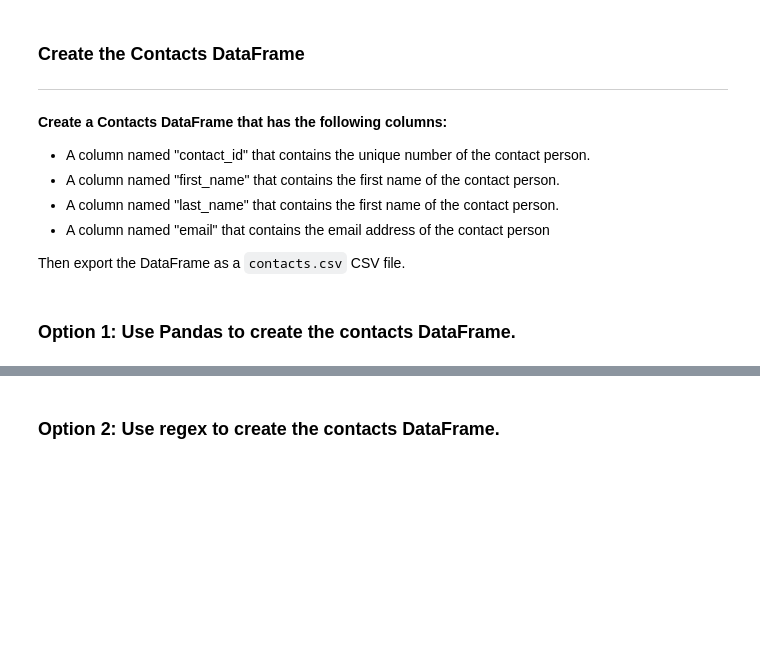
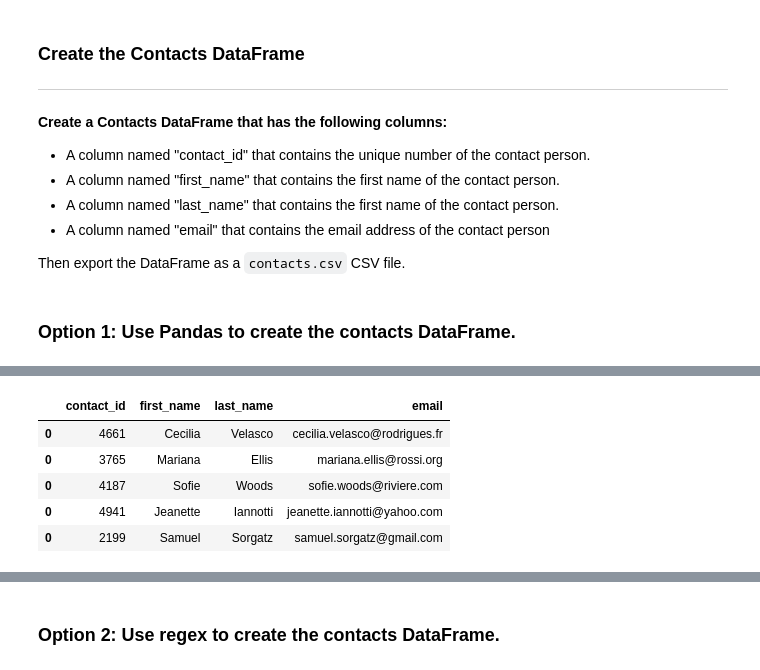
Before and after one commit to agreid057/project-2-group-05, a Jupyter notebook: Lina/Starter_Files/ETL Project Work.ipynb, the cells around one changed output, grey strips where cells are left out. Drawn from its saved outputs; the diff is of its cells as text; code cells hidden in the pictures; blank space fills up the shorter version.

```diff
--- a/Lina/Starter_Files/ETL Project Work.ipynb
+++ b/Lina/Starter_Files/ETL Project Work.ipynb
@@ -445 +509,14 @@ NameError: name 'contact_info_df' is not defined
+# %%
+# Reorder the columns
+new_contact = new_contact[['contact_id', 'first_name', 'last_name', 'email']]
+
+# Print the DataFrame with the reordered columns
+new_contact.head()
+# %% [output]
+|  | contact_id | first_name | last_name | email |
+| 0 | 4661 | Cecilia | Velasco | cecilia.velasco@rodrigues.fr |
+| 0 | 3765 | Mariana | Ellis | mariana.ellis@rossi.org |
+| 0 | 4187 | Sofie | Woods | sofie.woods@riviere.com |
+| 0 | 4941 | Jeanette | Iannotti | jeanette.iannotti@yahoo.com |
+| 0 | 2199 | Samuel | Sorgatz | samuel.sorgatz@gmail.com |
 # %%
```
Also changed, not shown: parts of 17 cells of this notebook, 2 other files.
